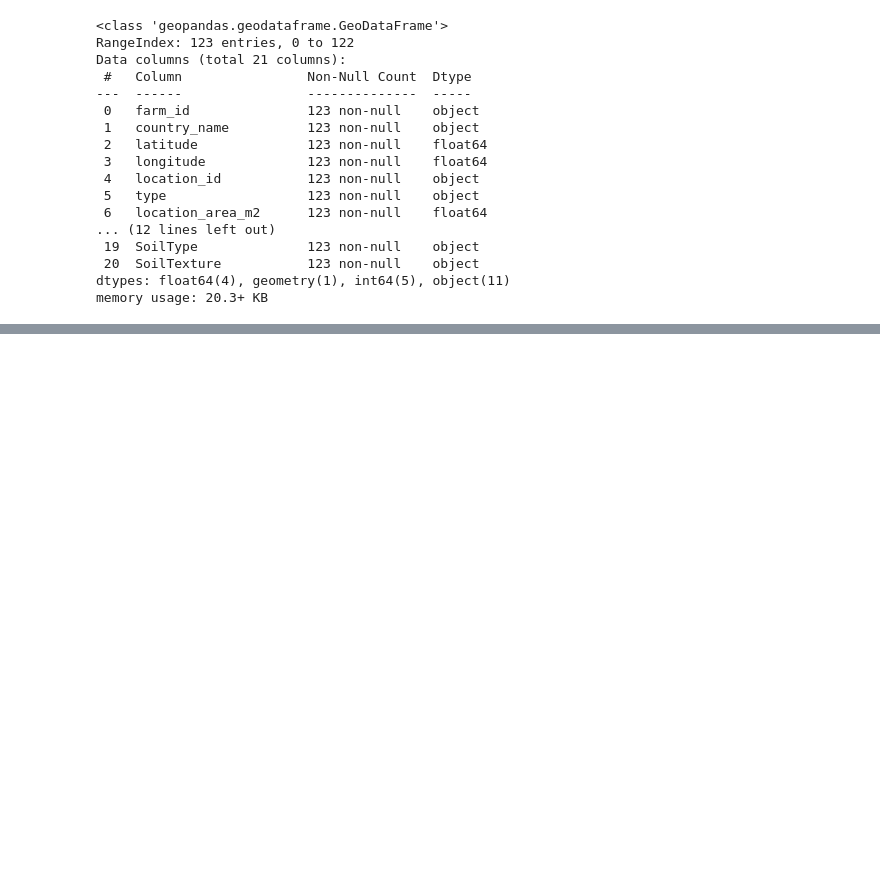
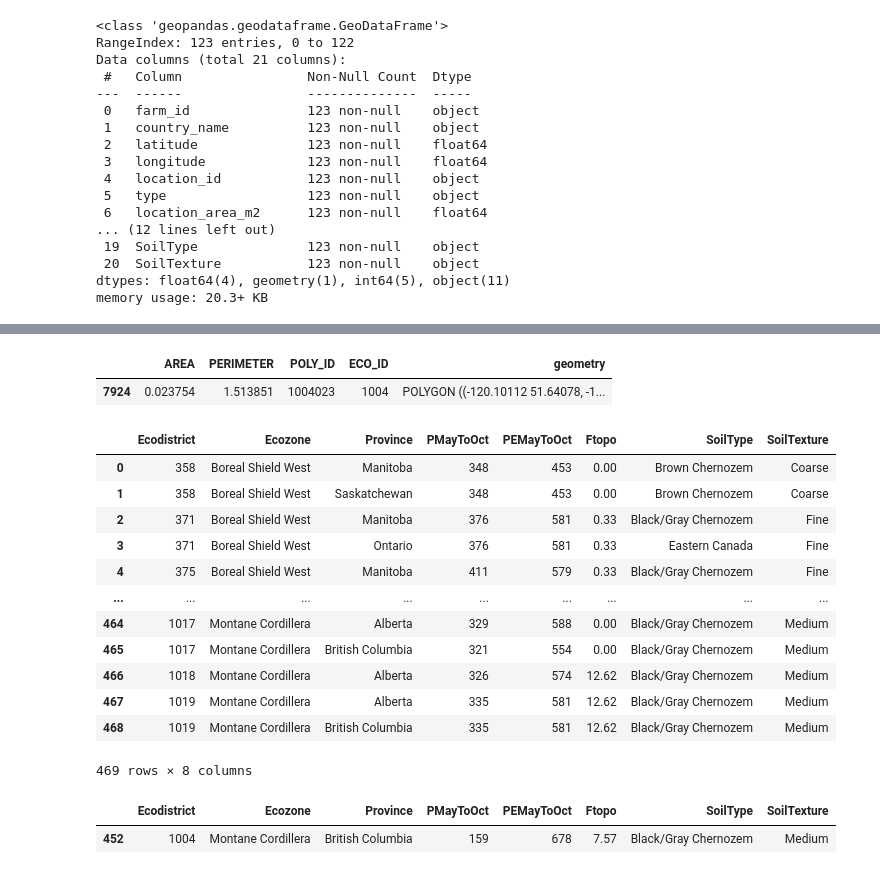
Before and after one commit to ubc-litefarm-datateam/pyHolos-Litefarm, a Jupyter notebook: notebooks/farm_climate.ipynb, the cells around one changed output, grey strips where cells are left out. Cells and saved outputs as stored; diff of their text form; code cells hidden in the pictures; blank space fills up the shorter version.

```diff
--- a/notebooks/farm_climate.ipynb
+++ b/notebooks/farm_climate.ipynb
@@ -182,0 +453,26 @@ memory usage: 20.3+ KB
+# %%
+slc_polygons.query("POLY_ID == 1004023")
+# %% [output]
+|  | AREA | PERIMETER | POLY_ID | ECO_ID | geometry |
+| 7924 | 0.023754 | 1.513851 | 1004023 | 1004 | POLYGON ((-120.10112 51.64078, -1... |
+# %%
+climate
+# %% [output]
+|  | Ecodistrict | Ecozone | Province | PMayToOct | PEMayToOct | Ftopo | SoilType | SoilTexture |
+| 0 | 358 | Boreal Shield West | Manitoba | 348 | 453 | 0.00 | Brown Chernozem | Coarse |
+| 1 | 358 | Boreal Shield West | Saskatchewan | 348 | 453 | 0.00 | Brown Chernozem | Coarse |
+| 2 | 371 | Boreal Shield West | Manitoba | 376 | 581 | 0.33 | Black/Gray Chernozem | Fine |
+| 3 | 371 | Boreal Shield West | Ontario | 376 | 581 | 0.33 | Eastern Canada | Fine |
+| 4 | 375 | Boreal Shield West | Manitoba | 411 | 579 | 0.33 | Black/Gray Chernozem | Fine |
+| ... | ... | ... | ... | ... | ... | ... | ... | ... |
+| 464 | 1017 | Montane Cordillera | Alberta | 329 | 588 | 0.00 | Black/Gray Chernozem | Medium |
+| 465 | 1017 | Montane Cordillera | British Columbia | 321 | 554 | 0.00 | Black/Gray Chernozem | Medium |
+| 466 | 1018 | Montane Cordillera | Alberta | 326 | 574 | 12.62 | Black/Gray Chernozem | Medium |
+| 467 | 1019 | Montane Cordillera | Alberta | 335 | 581 | 12.62 | Black/Gray Chernozem | Medium |
+| 468 | 1019 | Montane Cordillera | British Columbia | 335 | 581 | 12.62 | Black/Gray Chernozem | Medium |
+469 rows × 8 columns
+# %%
+climate.query("Ecodistrict == 1004")
+# %% [output]
+|  | Ecodistrict | Ecozone | Province | PMayToOct | PEMayToOct | Ftopo | SoilType | SoilTexture |
+| 452 | 1004 | Montane Cordillera | British Columbia | 159 | 678 | 7.57 | Black/Gray Chernozem | Medium |
```
Also changed, not shown: parts of 29 cells of this notebook, 23 other files.
